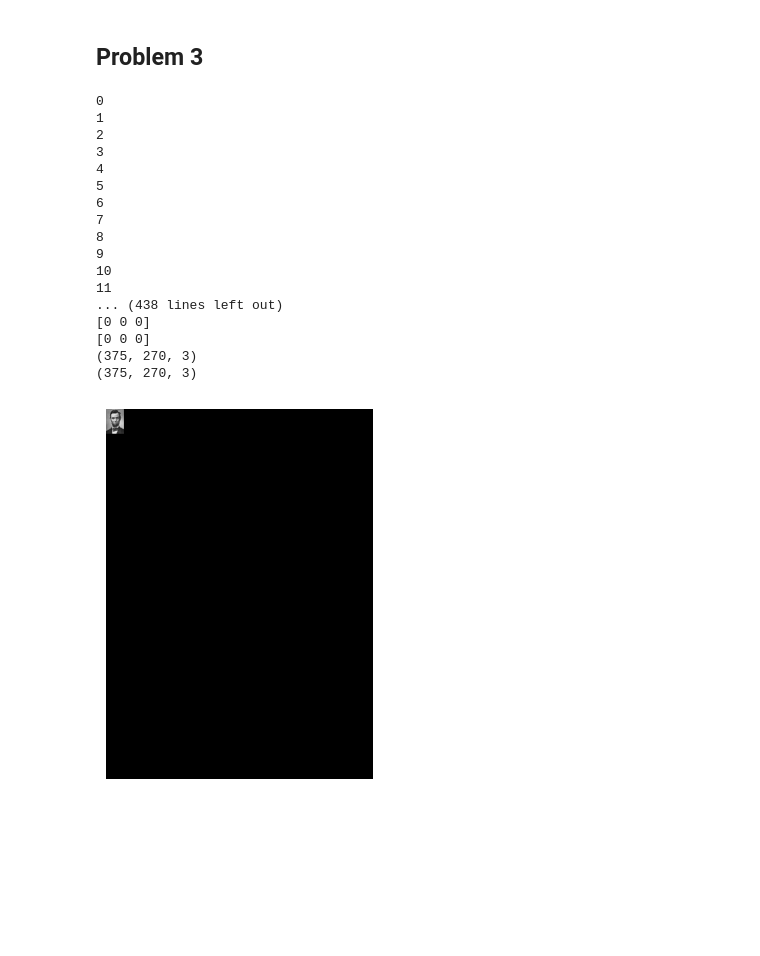
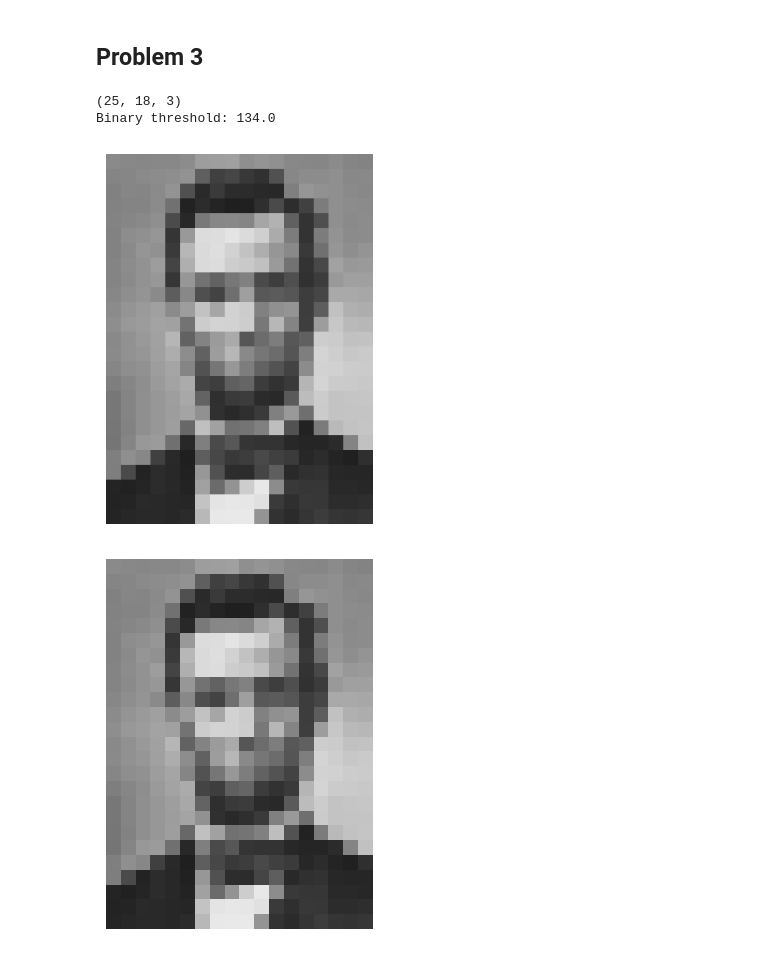
Before and after one commit to PursuitOfGR3ATN3SS/ComputationalVision, a Jupyter notebook: hw/hw1/hw1_NaSirMiller.ipynb, the cells around one changed output. Saved outputs shown, nothing was run; the diff lists cells and outputs as text; code cells hidden in the pictures; blank space fills up the shorter version.

```diff
--- a/hw/hw1/hw1_start.ipynb
+++ b/hw/hw1/hw1_NaSirMiller.ipynb
@@ -21,7 +21,7 @@ def read_image(image_filepath: str, convert_to_grayscale:bool=False) -> np.ndarr
   """
   image: np.ndarray | None = cv2.imread(image_filepath)
   if (image is None): return None
-  if (convert_to_grayscale): image = cv2.cvtColor(image, cv2.COLOR_RGB2GRAY)
+  if (convert_to_grayscale): image = cv2.imread(image_filepath, cv2.IMREAD_GRAYSCALE)
   image = cv2.cvtColor(image, cv2.COLOR_BGR2RGB)
   return image
 
@@ -32,8 +32,6 @@ def display_image(image: np.ndarray) -> None:
   Args:
     image (np.ndarray): Image to display
   """
-  plt.figure()
-  print(image.shape)
   plt.axis("off")
   plt.imshow(image)
   plt.show()
@@ -537,27 +558,19 @@ def create_downsized_image(image: np.ndarray, block_size: int, downsized_image_s
 # %%
 abe_linc: np.ndarray = read_image(image_filepath="./images/lincoln1.jpg", convert_to_grayscale=True)
 b = 15
 m = 25
 n = 18
 
-downsized_image: np.ndarray = create_downsized_image(image=abe_linc, block_size=b, downsized_image_shape=(m,n,3))
+downsized_image: np.ndarray = create_downsized_image(image=abe_linc, downsized_image_shape=(m,n,3))
+print(downsized_image.shape)
+downsized_image = downsized_image.astype(np.uint8) # Change element types back to format for RGB
+upscaled_image: np.ndarray = upsize_downsized_image(image=downsized_image, block_size=b)
+binarized_image: np.ndarray = create_binarized_image(image=downsized_image)
+display_image(image=upscaled_image)
 display_image(image=downsized_image)
+display_image(image=binarized_image)
 # %% [output]
-0
-1
-2
-3
-4
-5
-6
-7
-8
-9
-10
-11
-... (438 lines left out)
-[0 0 0]
-[0 0 0]
-(375, 270, 3)
-(375, 270, 3)
+(25, 18, 3)
+Binary threshold: 134.0
-[figure, old version]
+[figure, new version]
+[figure, added]
```
Also changed, not shown: parts of 14 cells of this notebook, 22 other files.
